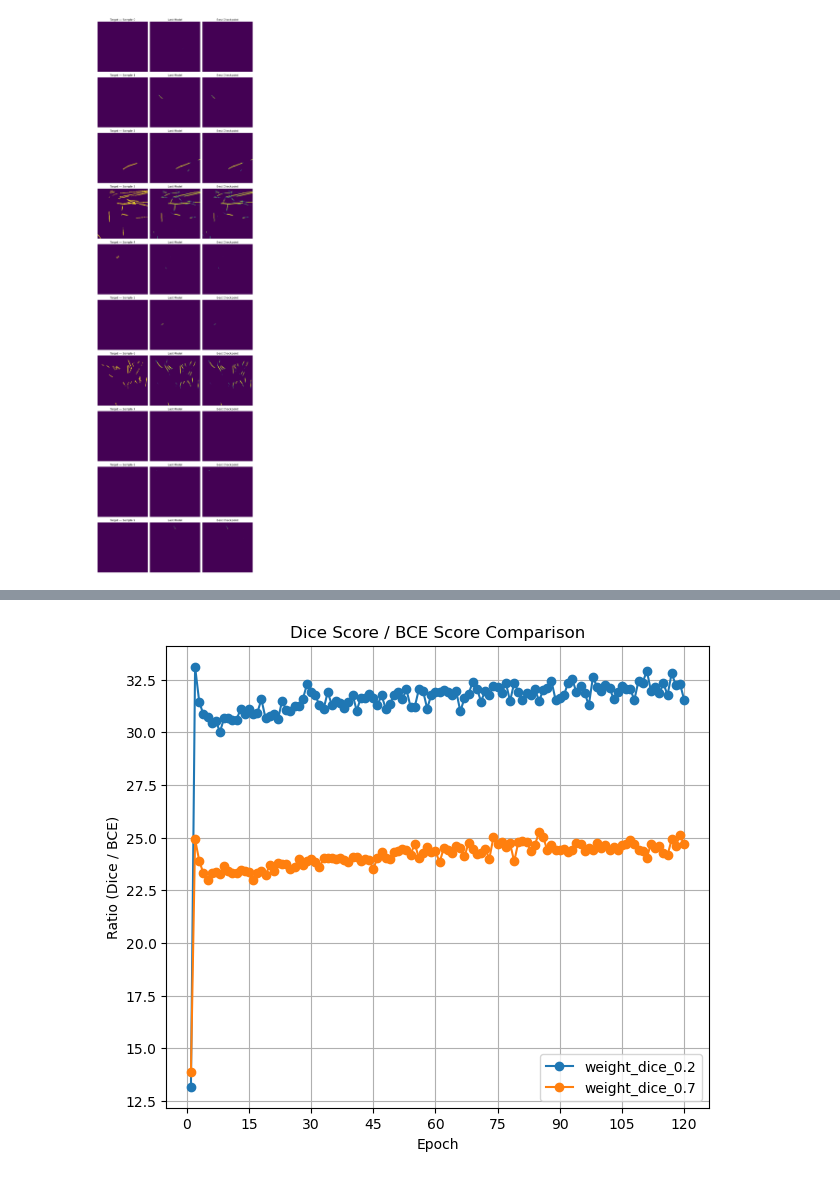
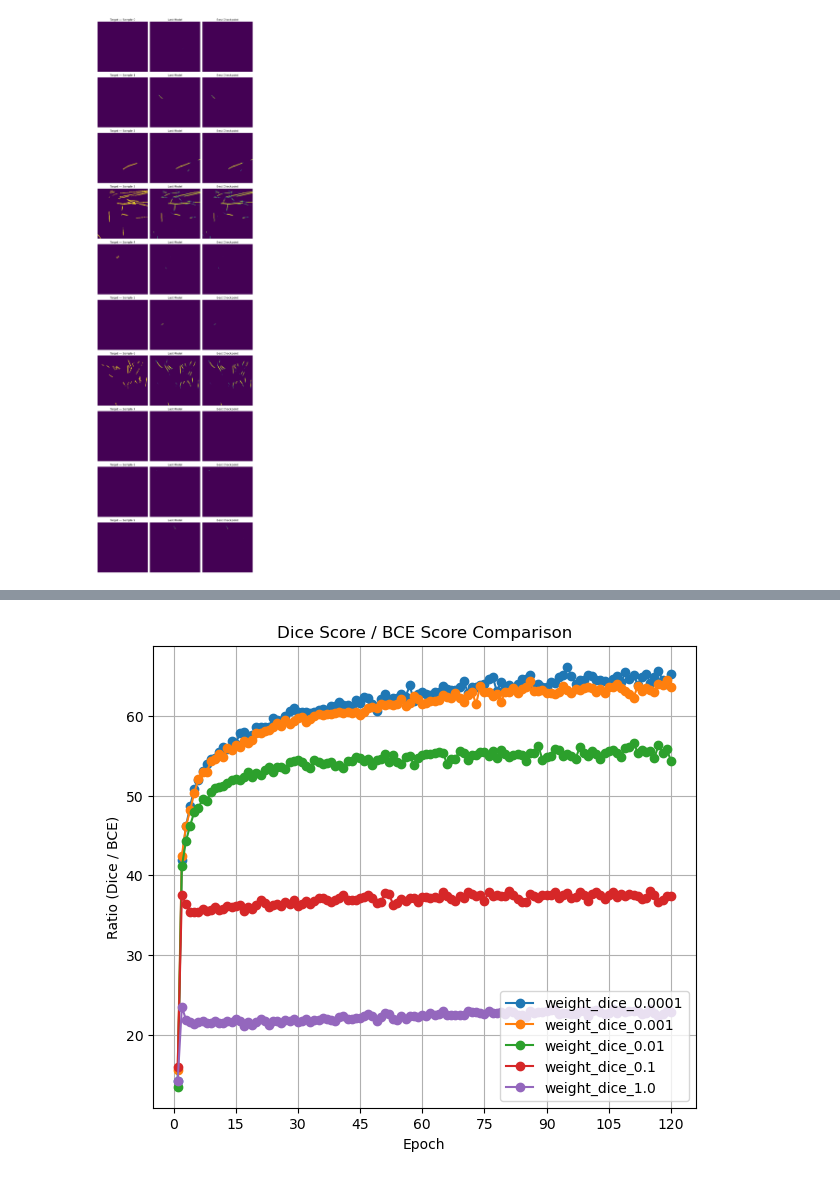
Before and after one commit to Dinis-CM/Contrail-Detection, a Jupyter notebook: comparison.ipynb, the cells around one changed output, grey strips where cells are left out. Drawn from its saved outputs; the diff is of its cells as text; code cells hidden in the pictures.

Commit message:
Weight Optimization pt3

```diff
--- a/comparison.ipynb
+++ b/comparison.ipynb
@@ -465,13 +465,15 @@ for folder_name in os.listdir('Output'):
                 df = pd.read_csv(metrics_file)
 
                 if 'dice' in df.columns:
+                    max_epoch = df['epoch'].max()
                     best_idx = df['dice'].idxmax()
                     best_row = df.loc[best_idx]
                     results.append({
                         'Folder': folder_name,
                         'Best Dice': best_row['dice'],
-                        'Epoch': int(best_row['epoch']),
+                        'Epoch': f"{int(best_row['epoch'])}/{max_epoch}",
                         'Threshold': best_row['threshold']
+
                     })
             except Exception as e:
                 print(f"Error reading {metrics_file}: {e}")
@@ -782,8 +784,8 @@ metrics_files = {
     "weight_dice_0.001": os.path.join(OUTPUT_BASE_PATH, "model01_new_dicebce0.001_new_loss_cos_scheduler_more_augmented_adamw_more_epochs_full", "training_validation_metrics.csv"),
     "weight_dice_0.01": os.path.join(OUTPUT_BASE_PATH, "model01_new_dicebce0.01_new_loss_cos_scheduler_more_augmented_adamw_more_epochs_full", "training_validation_metrics.csv"),
     "weight_dice_0.1": os.path.join(OUTPUT_BASE_PATH, "model01_new_dicebce0.1_new_loss_cos_scheduler_more_augmented_adamw_more_epochs_full", "training_validation_metrics.csv"),
-    "weight_dice_0.2": os.path.join(OUTPUT_BASE_PATH, "model01_new_dicebce0.2_new_loss_cos_scheduler_more_augmented_adamw_more_epochs_full", "training_validation_metrics.csv"),
-    "weight_dice_0.7": os.path.join(OUTPUT_BASE_PATH, "model01_new_dicebce0.7_new_loss_cos_scheduler_more_augmented_adamw_more_epochs_full", "training_validation_metrics.csv"),
+    #"weight_dice_0.2": os.path.join(OUTPUT_BASE_PATH, "model01_new_dicebce0.2_new_loss_cos_scheduler_more_augmented_adamw_more_epochs_full", "training_validation_metrics.csv"),
+    #"weight_dice_0.7": os.path.join(OUTPUT_BASE_PATH, "model01_new_dicebce0.7_new_loss_cos_scheduler_more_augmented_adamw_more_epochs_full", "training_validation_metrics.csv"),
     "weight_dice_1.0": os.path.join(OUTPUT_BASE_PATH, "model01_new_dicebce1.0_new_loss_cos_scheduler_more_augmented_adamw_more_epochs_full", "training_validation_metrics.csv"),
 }
 
@@ -866,6 +868,7 @@ ax5.legend()
 ax6.legend()
 plt.tight_layout()
 plt.show()
+
 fig1, (ax1, ax2) = plt.subplots(1, 2, figsize=(14, 6))
 fig2, ax3 = plt.subplots(figsize=(7, 6))
 fig3, (ax4, ax5) = plt.subplots(1, 2, figsize=(14, 6))
@@ -946,6 +949,90 @@ ax6.legend()
 plt.tight_layout()
 plt.show()
 
+
+fig1, (ax1, ax2) = plt.subplots(1, 2, figsize=(14, 6))
+fig2, ax3 = plt.subplots(figsize=(7, 6))
+fig3, (ax4, ax5) = plt.subplots(1, 2, figsize=(14, 6))
+fig4, ax6 = plt.subplots(figsize=(7, 6))
+
+
+
+ax1.set_title("Training Loss Comparison")
+ax1.set_xlabel("Epoch")
+ax1.set_ylabel("Loss")
+ax1.grid(True)
+ax1.xaxis.set_major_locator(MaxNLocator(integer=True))
+
+ax2.set_title("Best Validation Dice Comparison")
+ax2.set_xlabel("Epoch")
+ax2.set_ylabel("Dice Score")
+ax2.grid(True)
+ax2.xaxis.set_major_locator(MaxNLocator(integer=True))
+
+ax3.set_title("Dice Score / BCE Score Comparison")
+ax3.set_xlabel("Epoch")
+ax3.set_ylabel("Ratio (Dice / BCE)")
+ax3.grid(True)
+ax3.xaxis.set_major_locator(MaxNLocator(integer=True))
+
+ax4.set_title("Dice Loss Comparison")
+ax4.set_xlabel("Epoch")
+ax4.set_ylabel("Dice Loss")
+ax4.grid(True)
+ax4.xaxis.set_major_locator(MaxNLocator(integer=True))
+
+ax5.set_title("BCE Loss Comparison")
+ax5.set_xlabel("Epoch")
+ax5.set_ylabel("BCE Loss")
+ax5.grid(True)
+ax5.xaxis.set_major_locator(MaxNLocator(integer=True))
+
+ax6.set_title("Learning Rate Comparison")
+ax6.set_xlabel("Epoch")
+ax6.set_ylabel("Learning Rate")
+ax6.grid(True)
+ax6.xaxis.set_major_locator(MaxNLocator(integer=True))
+
+
+# 3. Process and plot each file
+for label, filepath in metrics_files.items():
+    if not os.path.exists(filepath):
+        print(f"Warning: File not found: {filepath}. Skipping '{label}'.")
+        continue
+
+    df = pd.read_csv(filepath)
+
+    best_dice_idx = df.groupby("epoch")["dice"].idxmax()
+    epoch_summary = df.loc[best_dice_idx].iloc[20:60]
+
+    # Plot Loss
+    ax1.plot(epoch_summary["epoch"], epoch_summary["avg_train_loss"], marker='o', label=label)
+
+    # Plot Dice
+    ax2.plot(epoch_summary["epoch"], epoch_summary["dice"], marker='o', label=label)
+
+    # Plot Dice/BCE Ratio
+    ratio = epoch_summary["avg_loss_dice"] / epoch_summary["avg_loss_bce"]
+    ax3.plot(epoch_summary["epoch"], ratio, marker='o', label=label)
+
+    # Plot Dice Loss
+    ax4.plot(epoch_summary["epoch"], epoch_summary["avg_loss_dice"], marker='o', label=label)
+    ax5.plot(epoch_summary["epoch"], epoch_summary["avg_loss_bce"], marker='o', label=label)
+
+    # Plot Learning Rate
+    ax6.plot(epoch_summary["epoch"], epoch_summary["learning_rate"], marker='o', label=label)
+
+# 4. Add legends and show
+ax1.legend()
+ax2.legend()
+ax3.legend()
+ax4.legend()
+ax5.legend()
+ax6.legend()
+plt.tight_layout()
+plt.show()
+
+
 loss_summary = []
 
 for label, filepath in metrics_files.items():
@@ -984,5 +1071,6 @@ loss_summary_df = loss_summary_df.sort_values(
     ascending=[True, True, True]
 ).reset_index(drop=True)
 
+
 print(loss_summary_df.to_string(index=False))
 # %% [output]
@@ -1004 +1082 @@ Warning: File not found: /home/dinis/Desktop/Universidade/Cadeiras/Ano4-Q1/AE435
-[figure, old version]
+[figure, new version]
```
Also changed, not shown: parts of 2 cells of this notebook, 14 other files.
